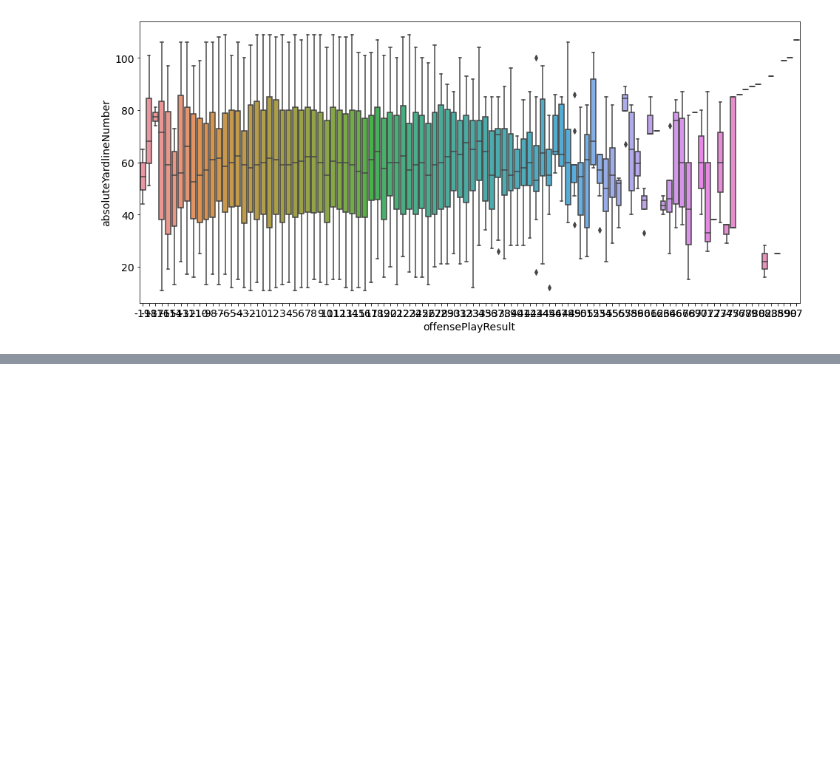
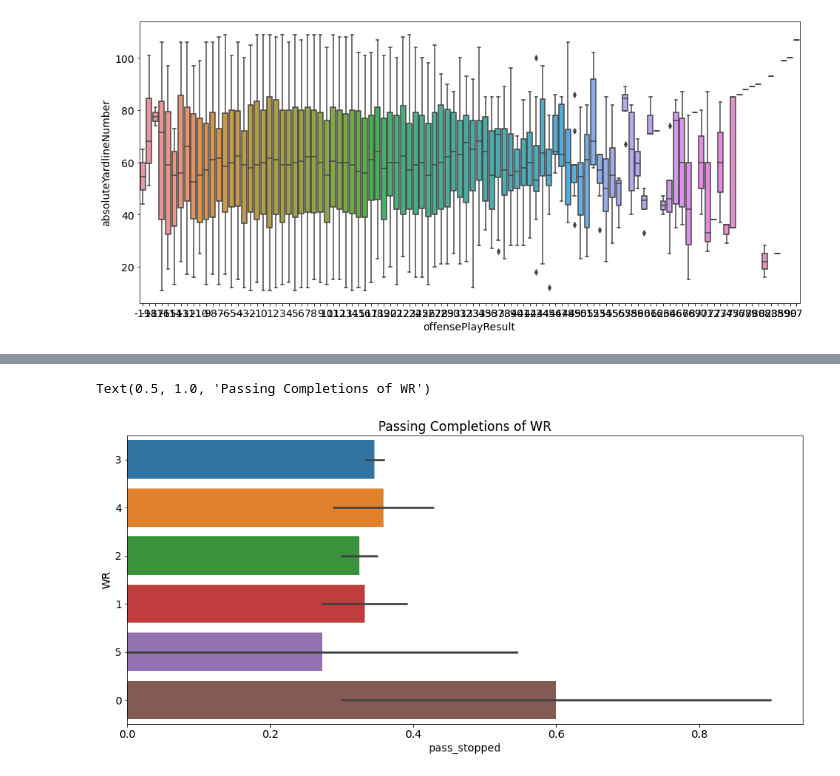
Before and after one commit to Fourth-and-Four/NFL-Big-Data-Bowl-2021, a Jupyter notebook: george_explore.ipynb, the cells around one changed output, grey strips where cells are left out. Saved outputs shown, nothing was run; the diff lists cells and outputs as text; code cells hidden in the pictures; blank space fills up the shorter version.

```diff
--- a/george_explore.ipynb
+++ b/george_explore.ipynb
@@ -268,0 +312,6 @@ sns.boxplot(data=df1, x='offensePlayResult', y= 'absoluteYardlineNumber')
+# %%
+sns.barplot(data=train,x='pass_stopped', y='WR')
+plt.title("Passing Completions of WR")
+# %% [output]
+Text(0.5, 1.0, 'Passing Completions of WR')
+[figure, added]
```
Also changed, not shown: parts of 29 cells of this notebook, 1 other file.
